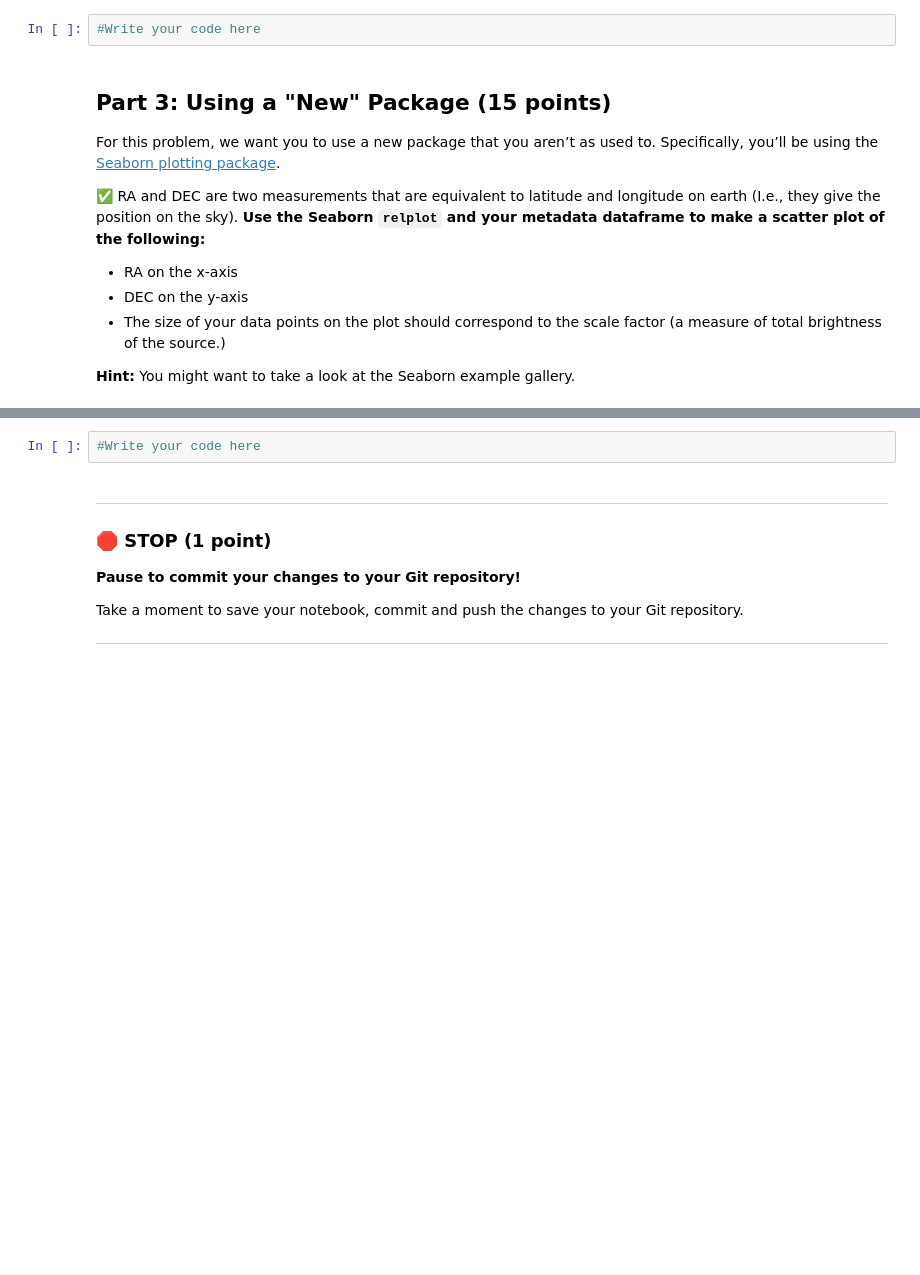
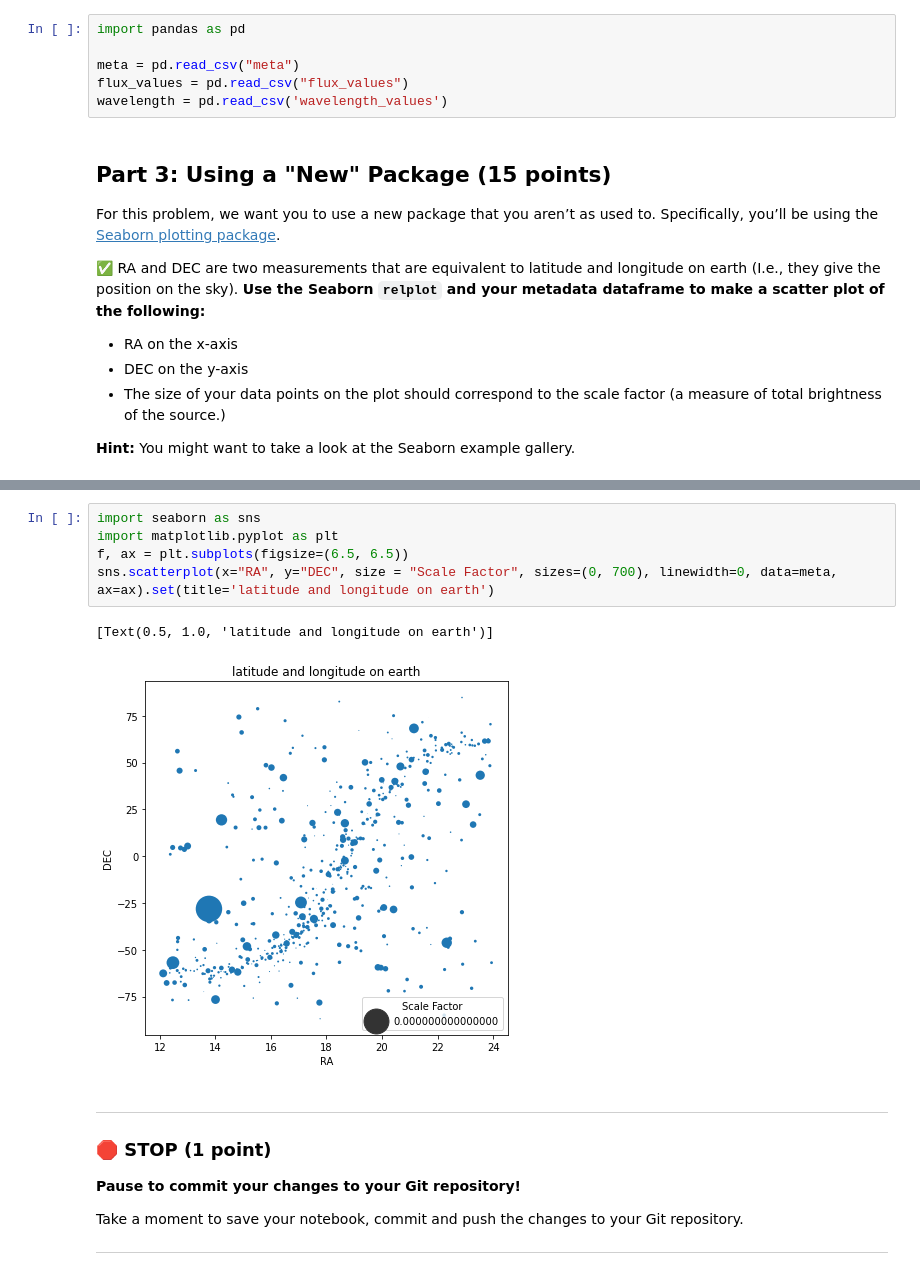
Before and after one commit to dcarmstron9/CMSE202-s23-turnin, a Jupyter notebook: midterm/CMSE202_midterm.ipynb, the cells around one changed output, grey strips where cells are left out. Saved outputs shown, nothing was run; the diff lists cells and outputs as text; blank space fills up the shorter version.

Commit message:
seaborn plotting done

```diff
--- a/midterm/CMSE202_midterm.ipynb
+++ b/midterm/CMSE202_midterm.ipynb
@@ -59,7 +63,11 @@ First, let’s get our data files.
 
 &#9989; **Read in the data files using Pandas (put your code in the cell below).** One of them has metadata about each source, one of them has flux values for each source, and the last one has the wavelength values for each source.
 # %%
-#Write your code here
+import pandas as pd
+
+meta = pd.read_csv("meta")
+flux_values = pd.read_csv("flux_values")
+wavelength = pd.read_csv('wavelength_values')
 # %% [markdown]
 ## Part 3: Using a "New" Package (15 points)
 For this problem, we want you to use a new package that you aren’t as used to. Specifically, you’ll be using the [Seaborn plotting package](https://seaborn.pydata.org/).
@@ -74,5 +98,11 @@ For this problem, we want you to use a new package that you aren’t as used to.
 # %%
-#Write your code here
+import seaborn as sns
+import matplotlib.pyplot as plt
+f, ax = plt.subplots(figsize=(6.5, 6.5))
+sns.scatterplot(x="RA", y="DEC", size = "Scale Factor", sizes=(0, 700), linewidth=0, data=meta, ax=ax).set(title='latitude and longitude on earth')
+# %% [output]
+[Text(0.5, 1.0, 'latitude and longitude on earth')]
+[figure, added]
 # %% [markdown]
 ---
 ### &#128721; STOP (1 point)
```
Also changed, not shown: parts of 5 cells of this notebook.
